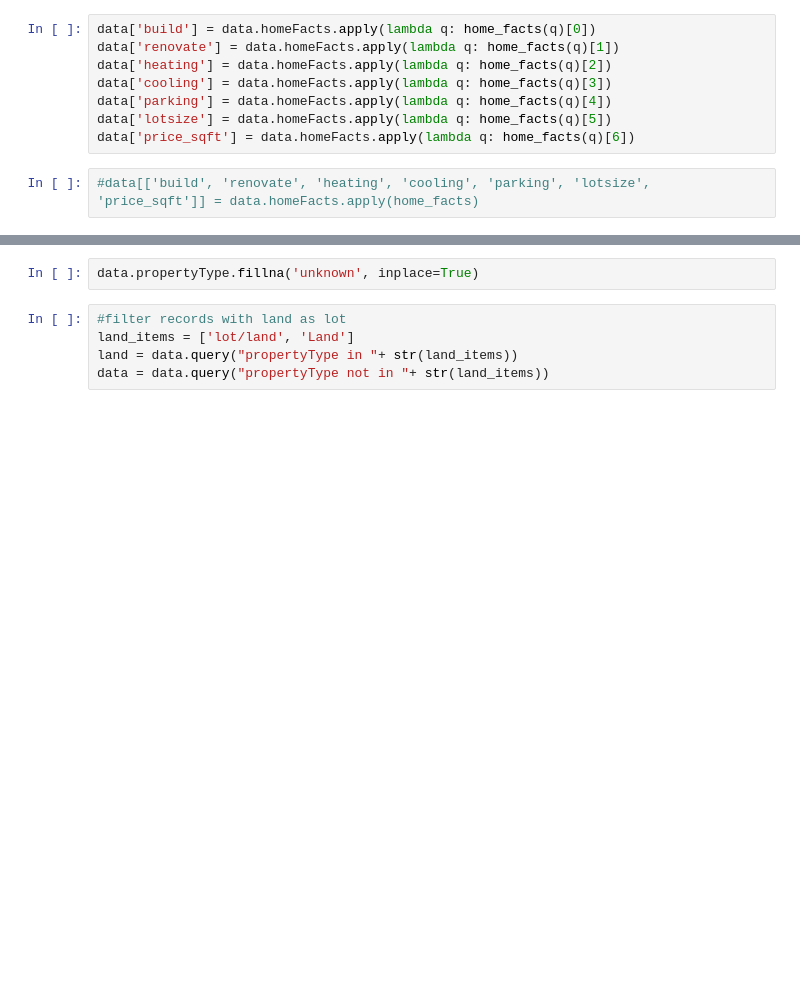
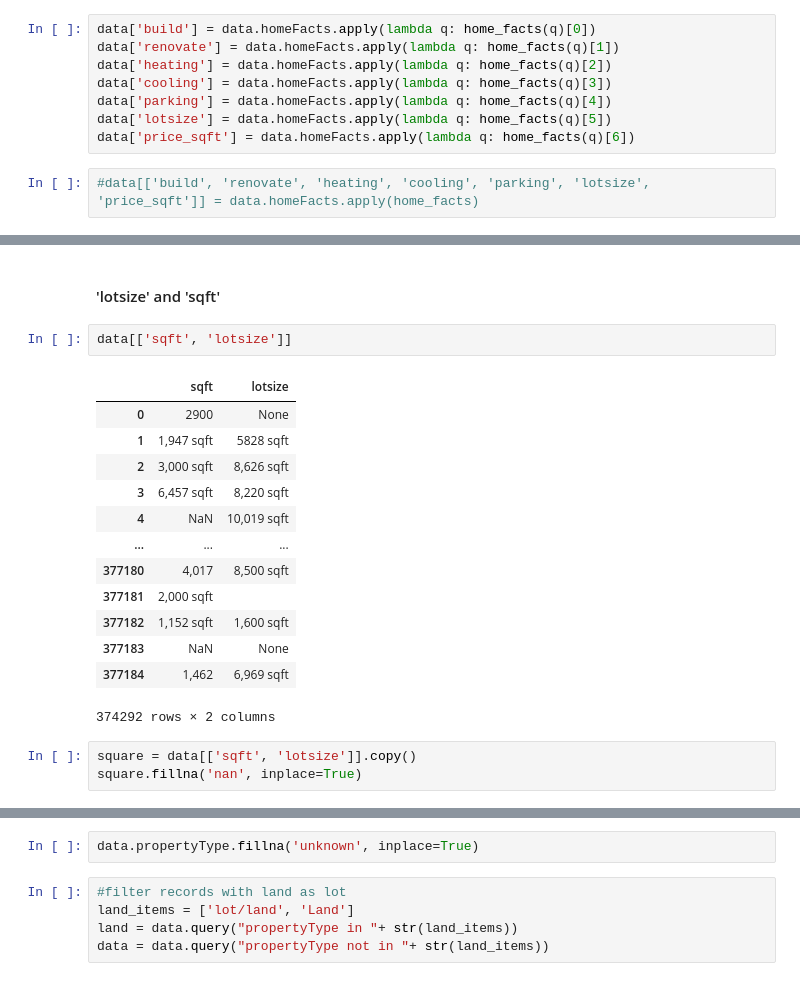
Before and after one commit to SeregeiKroupen/SF, a Jupyter notebook: final_project/Final_project.ipynb, the cells around one changed output, grey strips where cells are left out. Saved outputs shown, nothing was run; the diff lists cells and outputs as text; blank space fills up the shorter version.

```diff
--- a/final_project/Final_project.ipynb
+++ b/final_project/Final_project.ipynb
@@ -590,0 +591,21 @@ gc.collect()
+# %% [markdown]
+#### 'lotsize' and 'sqft'
+# %%
+data[['sqft', 'lotsize']]
+# %% [output]
+|  | sqft | lotsize |
+| 0 | 2900 | None |
+| 1 | 1,947 sqft | 5828 sqft |
+| 2 | 3,000 sqft | 8,626 sqft |
+| 3 | 6,457 sqft | 8,220 sqft |
+| 4 | NaN | 10,019 sqft |
+| ... | ... | ... |
+| 377180 | 4,017 | 8,500 sqft |
+| 377181 | 2,000 sqft |  |
+| 377182 | 1,152 sqft | 1,600 sqft |
+| 377183 | NaN | None |
+| 377184 | 1,462 | 6,969 sqft |
+374292 rows × 2 columns
+# %%
+square = data[['sqft', 'lotsize']].copy()
+square.fillna('nan', inplace=True)
```
Also changed, not shown: parts of 61 cells of this notebook, 5 other files.
